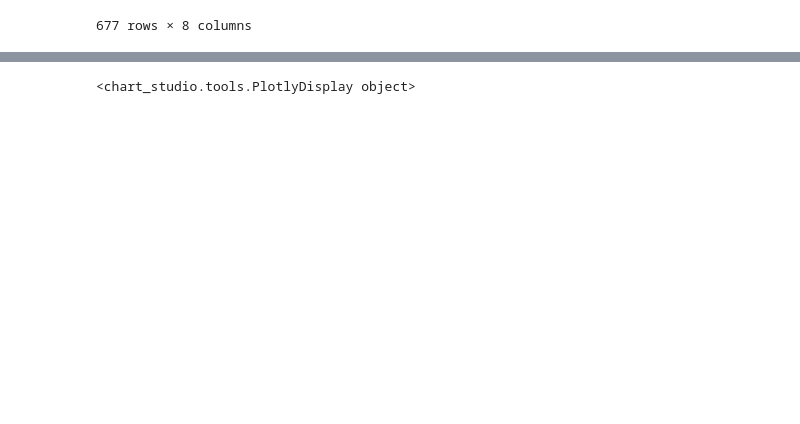
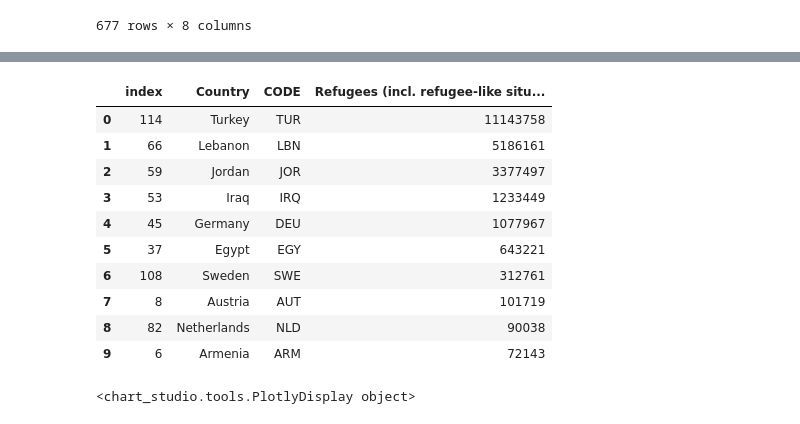
Before and after one commit to romansul/syrian-civil-war, a Jupyter notebook: New Refugee World.ipynb, the cells around one changed output, grey strips where cells are left out. Saved outputs shown, nothing was run; the diff lists cells and outputs as text; code cells hidden in the pictures; blank space fills up the shorter version.

```diff
--- a/New Refugee World.ipynb
+++ b/New Refugee World.ipynb
@@ -503,3 +430,22 @@ NameError: name 'total_df' is not defined
+# %%
+# sum values and group each country by year
+total_sum_df = pd.DataFrame(dropped_nan_df.groupby(['Country','Year','CODE']).agg({'Refugees (incl. refugee-like situations)':np.sum})).reset_index()
+total_sum_df = total_sum_df.groupby(['Country', 'CODE']).sum()
+total_sum_df = total_sum_df.reset_index()
+total_sum_df = total_sum_df.sort_values(['Refugees (incl. refugee-like situations)'],ascending=False).reset_index()
+total_sum_df[:10]
+# %% [output]
+|  | index | Country | CODE | Refugees (incl. refugee-like situ... |
+| 0 | 114 | Turkey | TUR | 11143758 |
+| 1 | 66 | Lebanon | LBN | 5186161 |
+| 2 | 59 | Jordan | JOR | 3377497 |
+| 3 | 53 | Iraq | IRQ | 1233449 |
+| 4 | 45 | Germany | DEU | 1077967 |
+| 5 | 37 | Egypt | EGY | 643221 |
+| 6 | 108 | Sweden | SWE | 312761 |
+| 7 | 8 | Austria | AUT | 101719 |
+| 8 | 82 | Netherlands | NLD | 90038 |
+| 9 | 6 | Armenia | ARM | 72143 |
 # %%
 # plot out the countries
 import numpy as np
```
Also changed, not shown: parts of 19 cells of this notebook.
